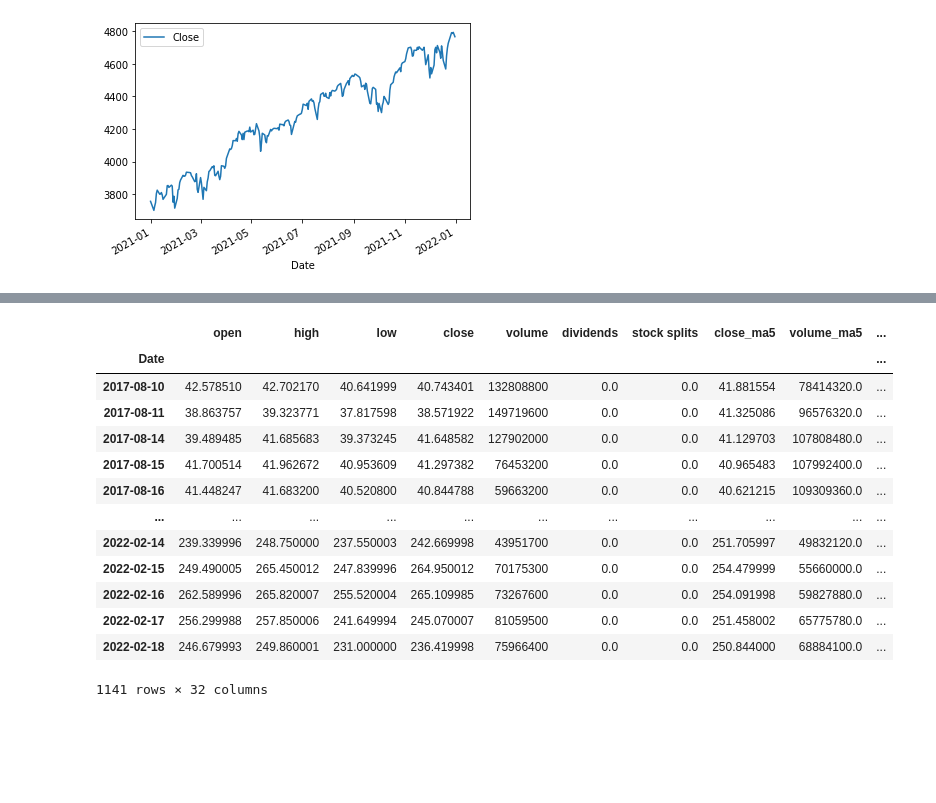
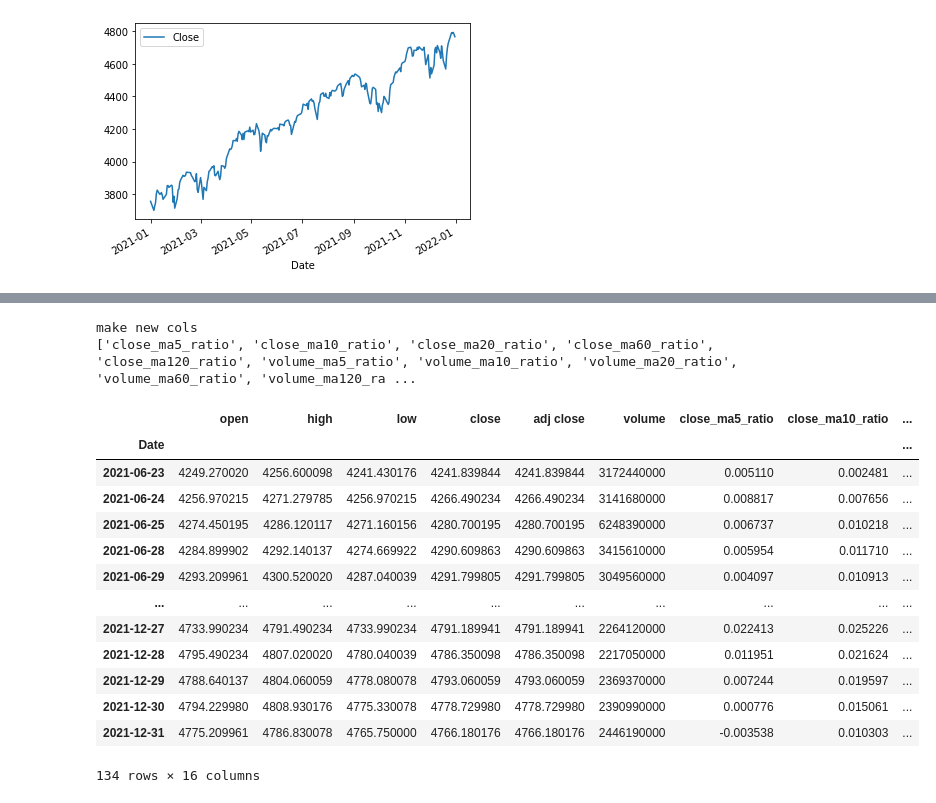
Before and after one commit to sungreong/PyTimeSeries, a Jupyter notebook: jupyter/stock_00_check_data.ipynb, the cells around one changed output, grey strips where cells are left out. Cells and saved outputs as stored; diff of their text form; code cells hidden in the pictures; blank space fills up the shorter version.

```diff
--- a/jupyter/stock_00_check_data.ipynb
+++ b/jupyter/stock_00_check_data.ipynb
@@ -95,18 +66,20 @@ Namespaces are one honking great idea -- let's do more of those!
 # %%
 data = make_lower_column(data)
-preprocess(data)
+process_ma_ratio(data)
 # %% [output]
+make new cols
+['close_ma5_ratio', 'close_ma10_ratio', 'close_ma20_ratio', 'close_ma60_ratio', 'close_ma120_ratio', 'volume_ma5_ratio', 'volume_ma10_ratio', 'volume_ma20_ratio', 'volume_ma60_ratio', 'volume_ma120_ra ...
-|  | open | high | low | close | volume | dividends | stock splits | close_ma5 | volume_ma5 | ... |
-| Date |  |  |  |  |  |  |  |  |  | ... |
-| 2017-08-10 | 42.578510 | 42.702170 | 40.641999 | 40.743401 | 132808800 | 0.0 | 0.0 | 41.881554 | 78414320.0 | ... |
-| 2017-08-11 | 38.863757 | 39.323771 | 37.817598 | 38.571922 | 149719600 | 0.0 | 0.0 | 41.325086 | 96576320.0 | ... |
-| 2017-08-14 | 39.489485 | 41.685683 | 39.373245 | 41.648582 | 127902000 | 0.0 | 0.0 | 41.129703 | 107808480.0 | ... |
-| 2017-08-15 | 41.700514 | 41.962672 | 40.953609 | 41.297382 | 76453200 | 0.0 | 0.0 | 40.965483 | 107992400.0 | ... |
-| 2017-08-16 | 41.448247 | 41.683200 | 40.520800 | 40.844788 | 59663200 | 0.0 | 0.0 | 40.621215 | 109309360.0 | ... |
-| ... | ... | ... | ... | ... | ... | ... | ... | ... | ... | ... |
-| 2022-02-14 | 239.339996 | 248.750000 | 237.550003 | 242.669998 | 43951700 | 0.0 | 0.0 | 251.705997 | 49832120.0 | ... |
-| 2022-02-15 | 249.490005 | 265.450012 | 247.839996 | 264.950012 | 70175300 | 0.0 | 0.0 | 254.479999 | 55660000.0 | ... |
-| 2022-02-16 | 262.589996 | 265.820007 | 255.520004 | 265.109985 | 73267600 | 0.0 | 0.0 | 254.091998 | 59827880.0 | ... |
-| 2022-02-17 | 256.299988 | 257.850006 | 241.649994 | 245.070007 | 81059500 | 0.0 | 0.0 | 251.458002 | 65775780.0 | ... |
-| 2022-02-18 | 246.679993 | 249.860001 | 231.000000 | 236.419998 | 75966400 | 0.0 | 0.0 | 250.844000 | 68884100.0 | ... |
+|  | open | high | low | close | adj close | volume | close_ma5_ratio | close_ma10_ratio | ... |
+| Date |  |  |  |  |  |  |  |  | ... |
+| 2021-06-23 | 4249.270020 | 4256.600098 | 4241.430176 | 4241.839844 | 4241.839844 | 3172440000 | 0.005110 | 0.002481 | ... |
+| 2021-06-24 | 4256.970215 | 4271.279785 | 4256.970215 | 4266.490234 | 4266.490234 | 3141680000 | 0.008817 | 0.007656 | ... |
+| 2021-06-25 | 4274.450195 | 4286.120117 | 4271.160156 | 4280.700195 | 4280.700195 | 6248390000 | 0.006737 | 0.010218 | ... |
+| 2021-06-28 | 4284.899902 | 4292.140137 | 4274.669922 | 4290.609863 | 4290.609863 | 3415610000 | 0.005954 | 0.011710 | ... |
+| 2021-06-29 | 4293.209961 | 4300.520020 | 4287.040039 | 4291.799805 | 4291.799805 | 3049560000 | 0.004097 | 0.010913 | ... |
+| ... | ... | ... | ... | ... | ... | ... | ... | ... | ... |
+| 2021-12-27 | 4733.990234 | 4791.490234 | 4733.990234 | 4791.189941 | 4791.189941 | 2264120000 | 0.022413 | 0.025226 | ... |
+| 2021-12-28 | 4795.490234 | 4807.020020 | 4780.040039 | 4786.350098 | 4786.350098 | 2217050000 | 0.011951 | 0.021624 | ... |
+| 2021-12-29 | 4788.640137 | 4804.060059 | 4778.080078 | 4793.060059 | 4793.060059 | 2369370000 | 0.007244 | 0.019597 | ... |
+| 2021-12-30 | 4794.229980 | 4808.930176 | 4775.330078 | 4778.729980 | 4778.729980 | 2390990000 | 0.000776 | 0.015061 | ... |
+| 2021-12-31 | 4775.209961 | 4786.830078 | 4765.750000 | 4766.180176 | 4766.180176 | 2446190000 | -0.003538 | 0.010303 | ... |
-1141 rows × 32 columns
+134 rows × 16 columns
```
Also changed, not shown: parts of 5 cells of this notebook, 21 other files.
